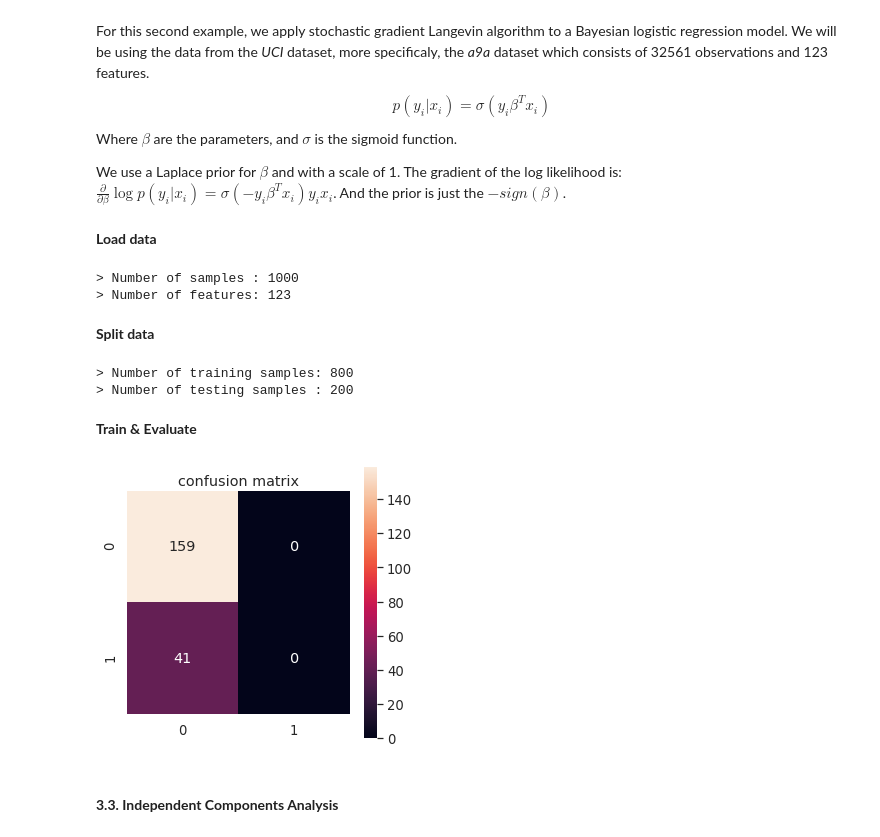
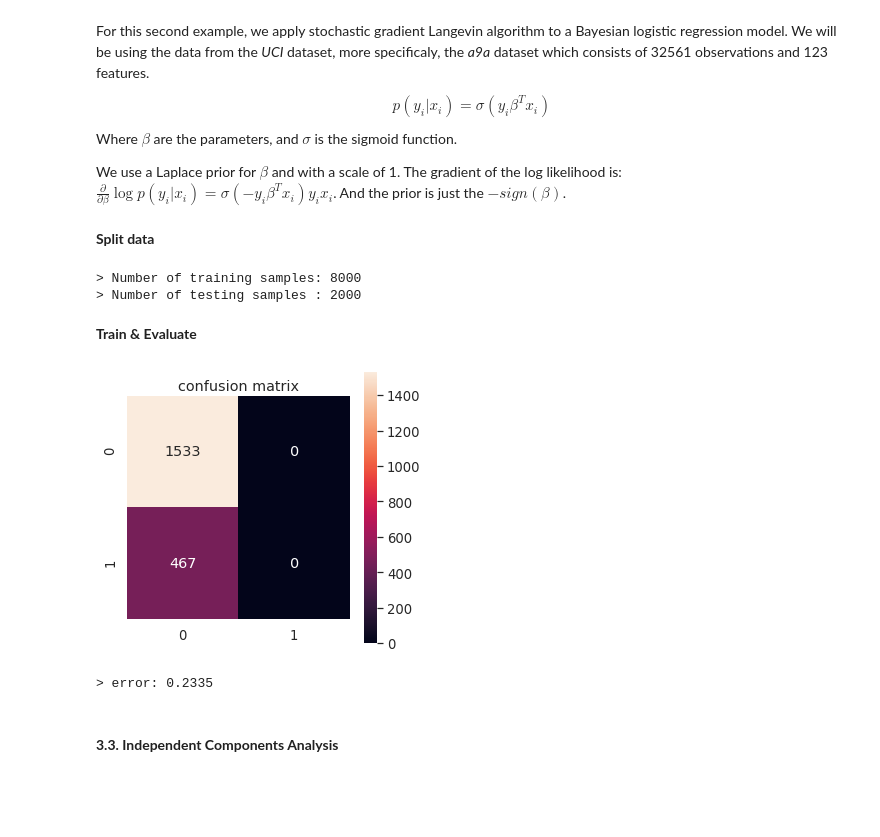
Before and after one commit to o-ikne/BML-Project, a Jupyter notebook: code/notebook.ipynb, the cells around one changed output. Drawn from its saved outputs; the diff is of its cells as text; code cells hidden in the pictures; blank space fills up the shorter version.

```diff
--- a/code/notebook.ipynb
+++ b/code/notebook.ipynb
@@ -212,6 +291,9 @@ def SGLD(X, log_prior, log_likelihood, batch_size, epsilon, n_iter, y=None, rand
     ## random generator
     rng = np.random.default_rng(random_state)
 
+    ## to compute step zie
+    epsilon = epsilon_function(epsilon)
+
     ## training loop
     for t in range(n_iter):
 
@@ -541,12 +586,7 @@ Where $\beta$ are the parameters, and $\sigma$ is the sigmoid function.
 
 We use a Laplace prior for $\beta$ and with a scale of 1. The gradient of the log likelihood is: $\frac{\partial}{\partial\beta}\log{p(y_i|x_i)} = \sigma(-y_i\beta^T x_i) y_ix_i$. And the prior is just the $-sign(\beta)$.
 # %%
-def sigmoid(z):
-    """sigmoid function"""
-
-    return 1 / (1 + np.exp(-z))
-
-def log_likelihood(X, beta, y):
+def log_likelihood_LR(X, beta, y):
     """return the Log Likelihood for Logistic regression
 
     Parameters
@@ -574,7 +614,7 @@ def log_likelihood(X, beta, y):
 
     return log_lik
 
-def grad_log_likelihood(X, beta, y):
+def grad_log_likelihood_LR(X, beta, y):
     grad_log_lik = []
     for j in range(beta.shape[0]):
         grad = (y - X.dot(beta)) * X[:, j]
@@ -583,41 +623,24 @@ def grad_log_likelihood(X, beta, y):
 
     return grad_log_lik[0, :]
 
-def grad_prior(beta):
+def grad_prior_LR(beta):
     """return the gradient of the prior"""
 
     ## grad prior = -sign(beta)
     grad_p = -np.sign(beta)
 
     return grad_p
-# %% [markdown]
-**Load data**
-# %%
-## upload "a9a" dataset
-X, y = fetch_openml(name='a9a', version=1, return_X_y=True, as_frame=False)
-
-## number of samples to pick
-n_samples = 1000
-X = X[:n_samples]
-y = y[:n_samples]
-N, d = X.shape
-
-print(f'> Number of samples : {N}')
-print(f'> Number of features: {d}')
-# %% [output]
-> Number of samples : 1000
-> Number of features: 123
 # %% [markdown]
 **Split data**
 # %%
 ## split data
-X_train, X_test, y_train, y_test = train_test_split(X, y, test_size=.2, random_state=0)
+X_train, X_test, y_train, y_test = train_test_split(X_a9a, y_a9a, test_size=.2, random_state=0)
 
 print(f"> Number of training samples: {X_train.shape[0]}")
 print(f"> Number of testing samples : {X_test.shape[0]}")
 # %% [output]
-> Number of training samples: 800
-> Number of testing samples : 200
+> Number of training samples: 8000
+> Number of testing samples : 2000
 # %% [markdown]
 **Train & Evaluate**
 # %%
@@ -626,21 +649,27 @@ n_iter = 100
 batch_size = 1
 
 ## fit the model
-thetas, noises = SGLD(X_train, grad_prior, grad_log_likelihood, batch_size, epsilon, n_iter, y_train, 0)
+thetas_LR, noises_LR = SGLD(X_train, grad_prior_LR, grad_log_likelihood_LR, batch_size, epsilon, n_iter, y_train, 0)
 # %%
 ## make predictions
-
-y_pred = np.sign(X_test.dot(thetas[-1]))
+y_pred = np.sign(X_test.dot(thetas_LR[-1]))
 
 ## confusion matrix
 conf_mat = confusion_matrix(y_test, y_pred, labels=(-1, 1))
 
 fig, ax = plt.subplots(figsize=(5, 5))
-sns.heatmap(conf_mat, ax=ax, annot=True, square=True, fmt='.3g')
+sns.heatmap(conf_mat, ax=ax, annot=True, square=True, fmt='.4g')
 ax.set_title('confusion matrix')
 plt.show()
 # %% [output]
-[figure, old version]
+[figure, new version]
+# %%
+## compute error
+error = (y_pred != y_test).mean()
+
+print(f'> error: {error}')
+# %% [output]
+> error: 0.2335
 # %% [markdown]
 #### **3.3. Independent Components Analysis**
 # %%
```
Also changed, not shown: parts of 18 cells of this notebook.
